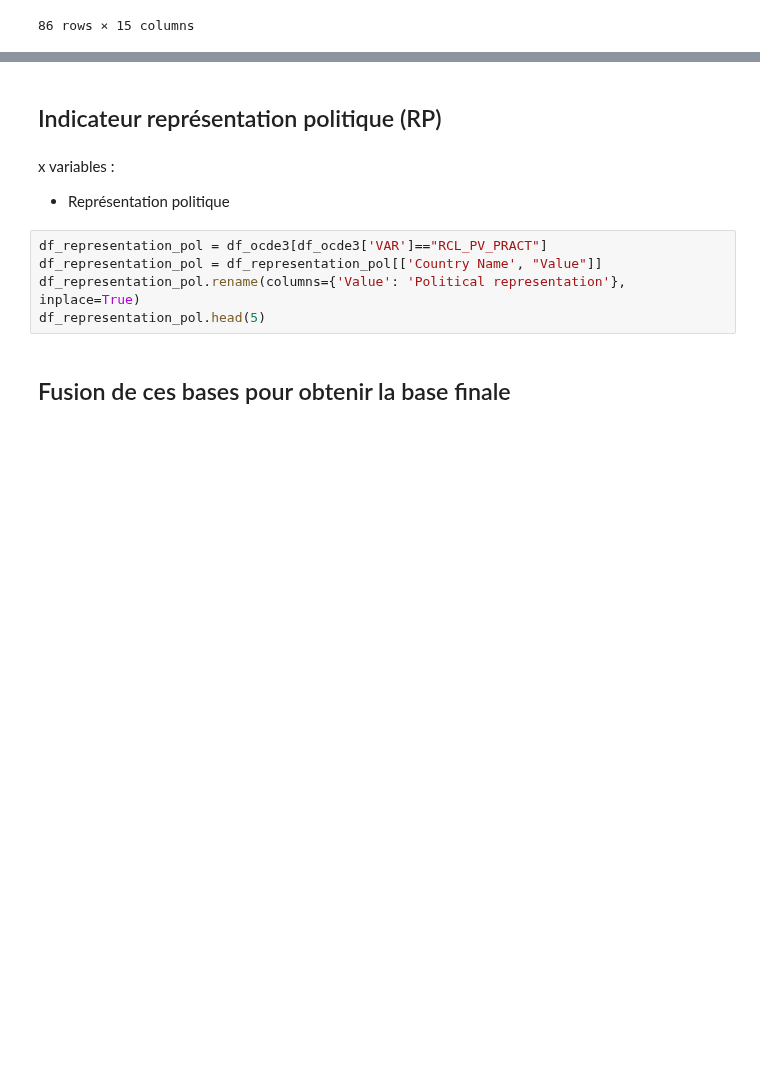
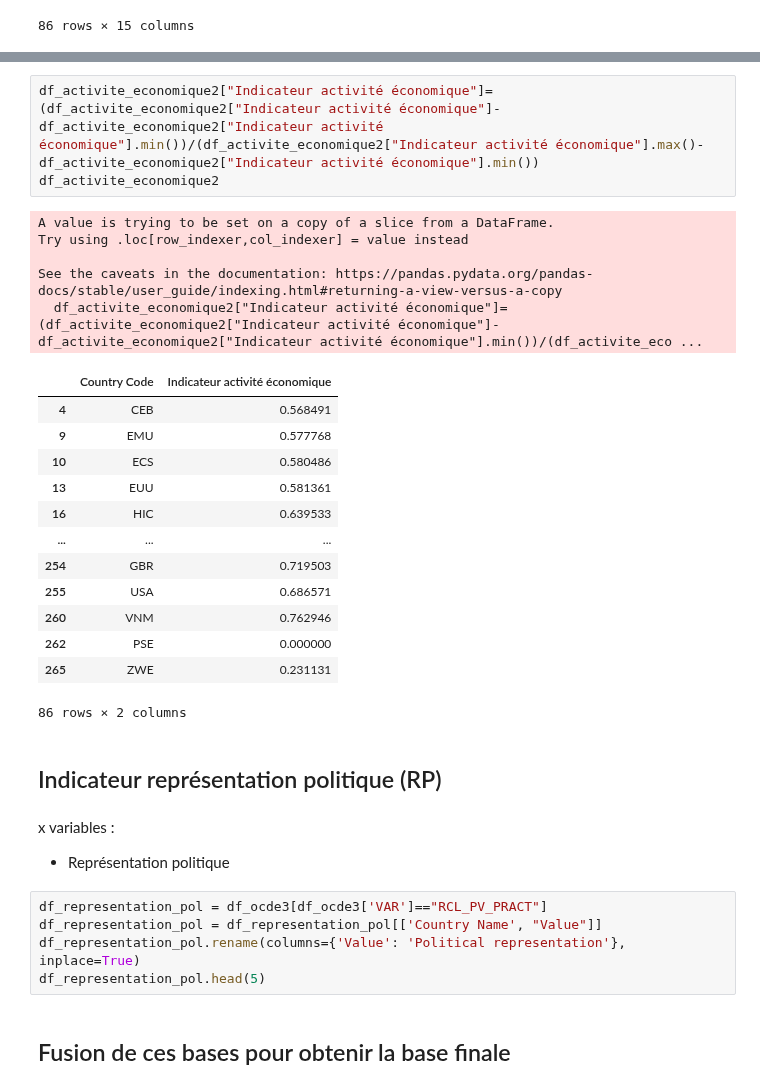
Before and after one commit to cmllbll/Gender-Inequalities-and-Development, a Jupyter notebook: création indicateurs fertilité et situation économiquee.ipynb, the cells around one changed output, grey strips where cells are left out. Saved outputs shown, nothing was run; the diff lists cells and outputs as text; blank space fills up the shorter version.

```diff
--- a/création indicateurs fertilité et situation économiquee.ipynb
+++ b/création indicateurs fertilité et situation économiquee.ipynb
@@ -879,3 +795,25 @@ df_activite_economique2
+# %%
+df_activite_economique2["Indicateur activité économique"]=(df_activite_economique2["Indicateur activité économique"]-df_activite_economique2["Indicateur activité économique"].min())/(df_activite_economique2["Indicateur activité économique"].max()-df_activite_economique2["Indicateur activité économique"].min())
+df_activite_economique2
+# %% [output]
+A value is trying to be set on a copy of a slice from a DataFrame.
+Try using .loc[row_indexer,col_indexer] = value instead
+
+See the caveats in the documentation: https://pandas.pydata.org/pandas-docs/stable/user_guide/indexing.html#returning-a-view-versus-a-copy
+  df_activite_economique2["Indicateur activité économique"]=(df_activite_economique2["Indicateur activité économique"]-df_activite_economique2["Indicateur activité économique"].min())/(df_activite_eco ...
+|  | Country Code | Indicateur activité économique |
+| 4 | CEB | 0.568491 |
+| 9 | EMU | 0.577768 |
+| 10 | ECS | 0.580486 |
+| 13 | EUU | 0.581361 |
+| 16 | HIC | 0.639533 |
+| ... | ... | ... |
+| 254 | GBR | 0.719503 |
+| 255 | USA | 0.686571 |
+| 260 | VNM | 0.762946 |
+| 262 | PSE | 0.000000 |
+| 265 | ZWE | 0.231131 |
+86 rows × 2 columns
 # %% [markdown]
 ## Indicateur représentation politique (RP)
 # %% [markdown]
```
Also changed, not shown: parts of 20 cells of this notebook.
